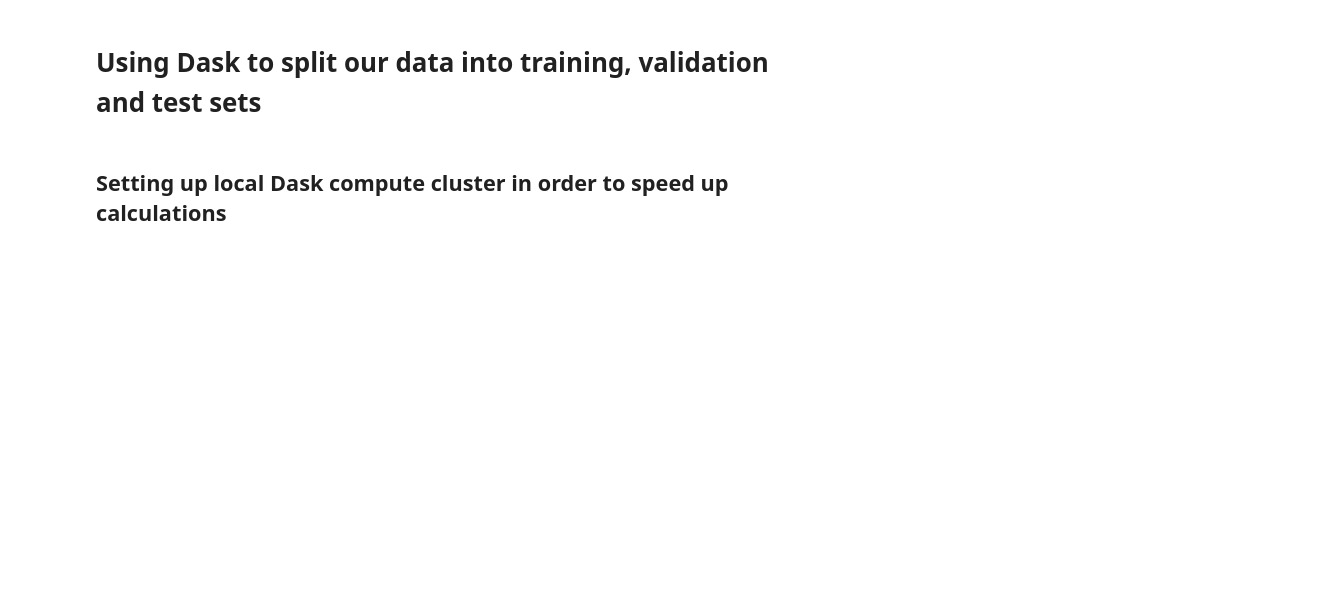
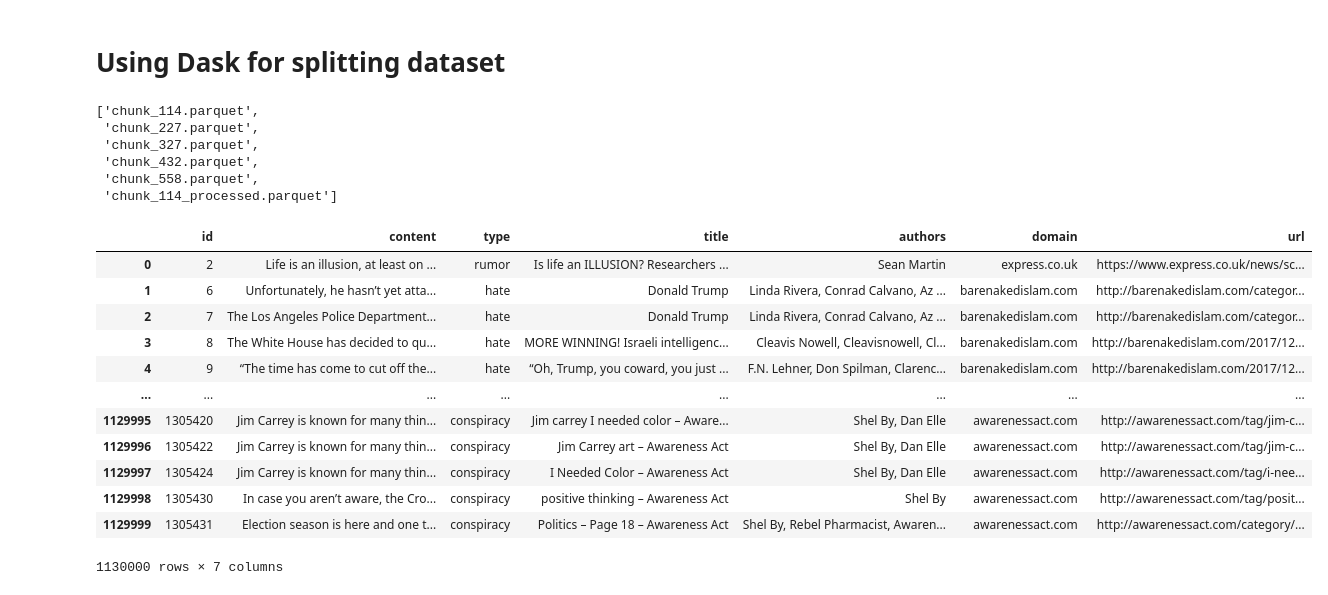
Before and after one commit to KristianDamPedersen/fakenewsproject, a Jupyter notebook: test_val_train_split.ipynb, the cells around one changed output. Cells and saved outputs as stored; diff of their text form; code cells hidden in the pictures; blank space fills up the shorter version.

Commit message:
Added some logic to make sure we can use our datasets

```diff
--- a/test_val_train_split.ipynb
+++ b/test_val_train_split.ipynb
@@ -1,4 +1,2 @@
-# %% [markdown]
-# Using Dask to split our data into training, validation and test sets
-# %% [markdown]
-## Setting up local Dask compute cluster in order to speed up calculations
+# %% [markdown]
+# Using Dask for splitting dataset
@@ -4,0 +6,32 @@
+# %%
+import os
+files = os.listdir('data')
+
+# Filter the files to only include the parquet files on the form "chunk_xxx.parquet"
+files = [f for f in files if f.startswith('chunk_') and f.endswith('.parquet')]
+files
+# %% [output]
+['chunk_114.parquet',
+ 'chunk_227.parquet',
+ 'chunk_327.parquet',
+ 'chunk_432.parquet',
+ 'chunk_558.parquet',
+ 'chunk_114_processed.parquet']
+# %%
+# First chunk
+df = pd.read_parquet('data/' + files[0])
+df
+# %% [output]
+|  | id | content | type | title | authors | domain | url |
+| 0 | 2 | Life is an illusion, at least on ... | rumor | Is life an ILLUSION? Researchers ... | Sean Martin | express.co.uk | https://www.express.co.uk/news/sc... |
+| 1 | 6 | Unfortunately, he hasn’t yet atta... | hate | Donald Trump | Linda Rivera, Conrad Calvano, Az ... | barenakedislam.com | http://barenakedislam.com/categor... |
+| 2 | 7 | The Los Angeles Police Department... | hate | Donald Trump | Linda Rivera, Conrad Calvano, Az ... | barenakedislam.com | http://barenakedislam.com/categor... |
+| 3 | 8 | The White House has decided to qu... | hate | MORE WINNING! Israeli intelligenc... | Cleavis Nowell, Cleavisnowell, Cl... | barenakedislam.com | http://barenakedislam.com/2017/12... |
+| 4 | 9 | “The time has come to cut off the... | hate | “Oh, Trump, you coward, you just ... | F.N. Lehner, Don Spilman, Clarenc... | barenakedislam.com | http://barenakedislam.com/2017/12... |
+| ... | ... | ... | ... | ... | ... | ... | ... |
+| 1129995 | 1305420 | Jim Carrey is known for many thin... | conspiracy | Jim carrey I needed color – Aware... | Shel By, Dan Elle | awarenessact.com | http://awarenessact.com/tag/jim-c... |
+| 1129996 | 1305422 | Jim Carrey is known for many thin... | conspiracy | Jim Carrey art – Awareness Act | Shel By, Dan Elle | awarenessact.com | http://awarenessact.com/tag/jim-c... |
+| 1129997 | 1305424 | Jim Carrey is known for many thin... | conspiracy | I Needed Color – Awareness Act | Shel By, Dan Elle | awarenessact.com | http://awarenessact.com/tag/i-nee... |
+| 1129998 | 1305430 | In case you aren’t aware, the Cro... | conspiracy | positive thinking – Awareness Act | Shel By | awarenessact.com | http://awarenessact.com/tag/posit... |
+| 1129999 | 1305431 | Election season is here and one t... | conspiracy | Politics – Page 18 – Awareness Act | Shel By, Rebel Pharmacist, Awaren... | awarenessact.com | http://awarenessact.com/category/... |
+1130000 rows × 7 columns
```
Also changed, not shown: parts of 24 cells of this notebook.
